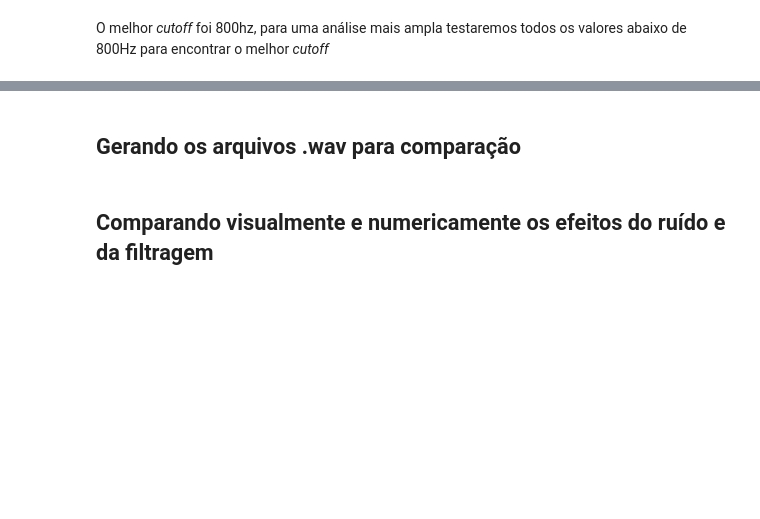
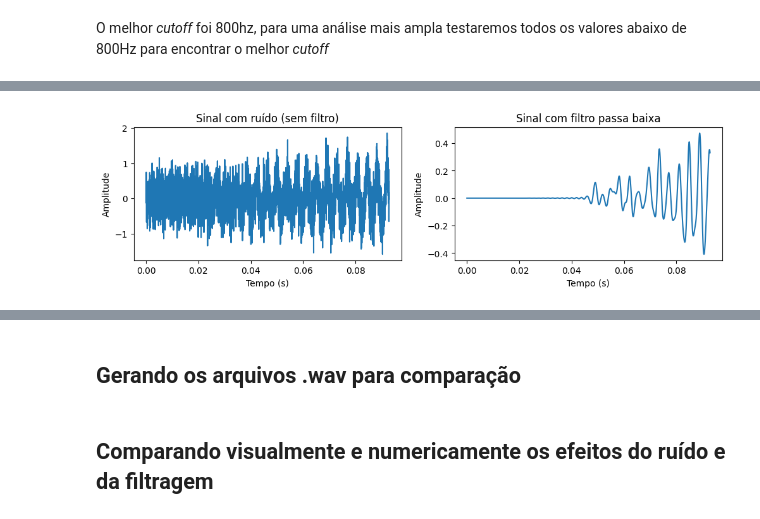
Before and after one commit to RaffaellaSantos/Estudo_PDS, a Jupyter notebook: trabalho.ipynb, the cells around one changed output, grey strips where cells are left out. Drawn from its saved outputs; the diff is of its cells as text; code cells hidden in the pictures; blank space fills up the shorter version.

Commit message:
Utilizando firwin e lfilter

```diff
--- a/trabalho.ipynb
+++ b/trabalho.ipynb
@@ -279,4 +281,34 @@ print(table)
 +--------------------+------------------------+
+# %%
+b = firwin(N, best_cutoff, fs=wave_pure.sample_rate)
+
+filtered_signal_lf = lfilter(b, [1.0], signal_pure_noise)
+
+plt.figure(figsize=(12,6))
+
+plt.subplot(2, 2, 1)
+
+plt.plot(t_pure, signal_pure_noise)
+
+plt.title("Sinal com ruído (sem filtro)")
+
+plt.xlabel("Tempo (s)")
+
+plt.ylabel("Amplitude")
+
+plt.subplot(2, 2, 2)
+
+plt.plot(t_pure, filtered_signal_lf)
+
+plt.title("Sinal com filtro passa baixa")
+
+plt.xlabel("Tempo (s)")
+
+plt.ylabel("Amplitude")
+
+plt.show()
+# %% [output]
+[figure, added]
 # %%
 # Aplicacação do filtro com o melhor corte
 filtered_signal = wave_pure.low_pass_filter(best_cutoff)
```
Also changed, not shown: parts of 8 cells of this notebook, 3 other files.
